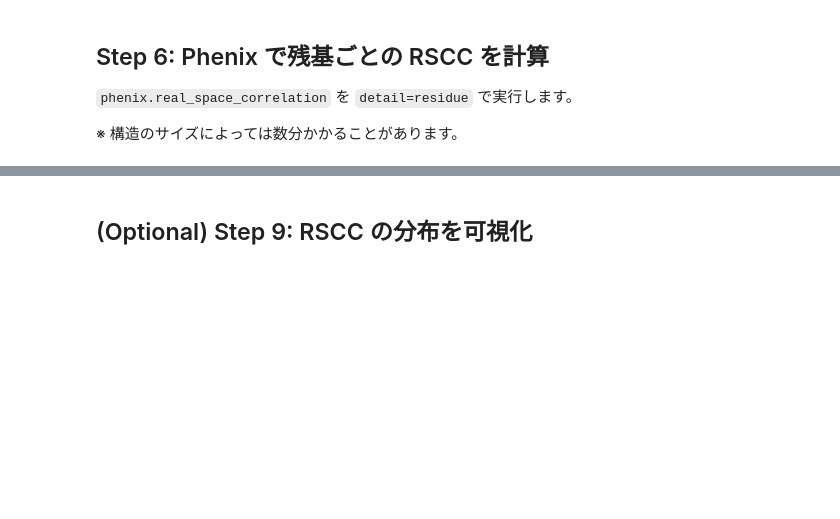
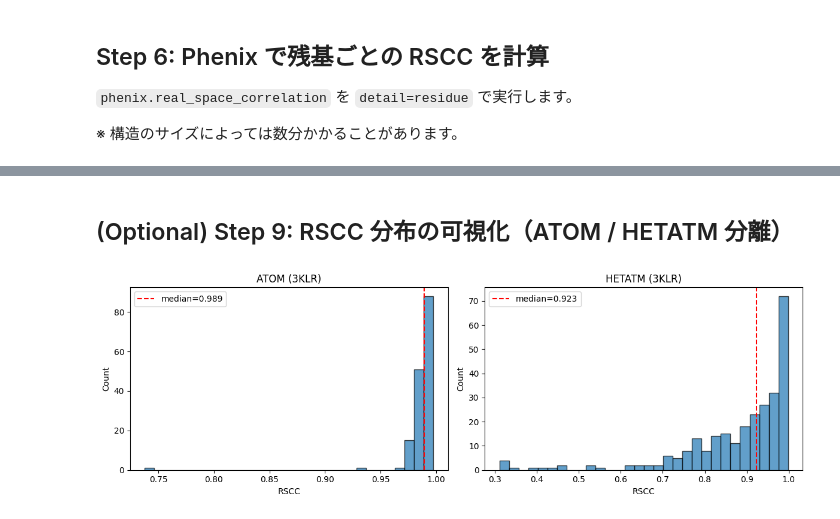
Before and after one commit to ah4res/structure_tools, a Jupyter notebook: RSCC/rscc_per_residue.ipynb, the cells around one changed output, grey strips where cells are left out. Drawn from its saved outputs; the diff is of its cells as text; code cells hidden in the pictures; blank space fills up the shorter version.

Commit message:
RSCC XRD ver

```diff
--- a/RSCC/rscc_per_residue.ipynb
+++ b/RSCC/rscc_per_residue.ipynb
@@ -324,14 +554,33 @@ for line in CSV_PATH.read_text().splitlines()[:11]:
 # %% [markdown]
-## (Optional) Step 9: RSCC の分布を可視化
+## (Optional) Step 9: RSCC 分布の可視化（ATOM / HETATM 分離）
-# %%
-import matplotlib.pyplot as plt
-
-fig, ax = plt.subplots(figsize=(8, 4))
-ax.hist(df["rscc"], bins=30, edgecolor="black", alpha=0.7)
-ax.set_xlabel("RSCC")
-ax.set_ylabel("Count")
-ax.set_title(f"RSCC distribution ({PDB_ID.upper()})")
-ax.axvline(df["rscc"].median(), color="red", linestyle="--", label=f"median={df['rscc'].median():.3f}")
-ax.legend()
-plt.tight_layout()
-plt.show()
+# %%
+import matplotlib.pyplot as plt
+
+configure_matplotlib_japanese()
+
+
+def plot_rscc_histogram(dataframe: pd.DataFrame, title: str, ax) -> None:
+    if dataframe.empty:
+        ax.text(0.5, 0.5, "No data", ha="center", va="center", transform=ax.transAxes)
+        ax.set_title(title)
+        return
+    ax.hist(dataframe["rscc"], bins=30, edgecolor="black", alpha=0.7)
+    ax.axvline(
+        dataframe["rscc"].median(),
+        color="red",
+        linestyle="--",
+        label=f"median={dataframe['rscc'].median():.3f}",
+    )
+    ax.set_xlabel("RSCC")
+    ax.set_ylabel("Count")
+    ax.set_title(title)
+    ax.legend()
+
+
+fig, axes = plt.subplots(1, 2, figsize=(12, 4))
+plot_rscc_histogram(df_atom, f"ATOM ({PDB_ID.upper()})", axes[0])
+plot_rscc_histogram(df_hetatm, f"HETATM ({PDB_ID.upper()})", axes[1])
+plt.tight_layout()
+plt.show()
+# %% [output]
+[figure, added]
```
Also changed, not shown: parts of 17 cells of this notebook.
